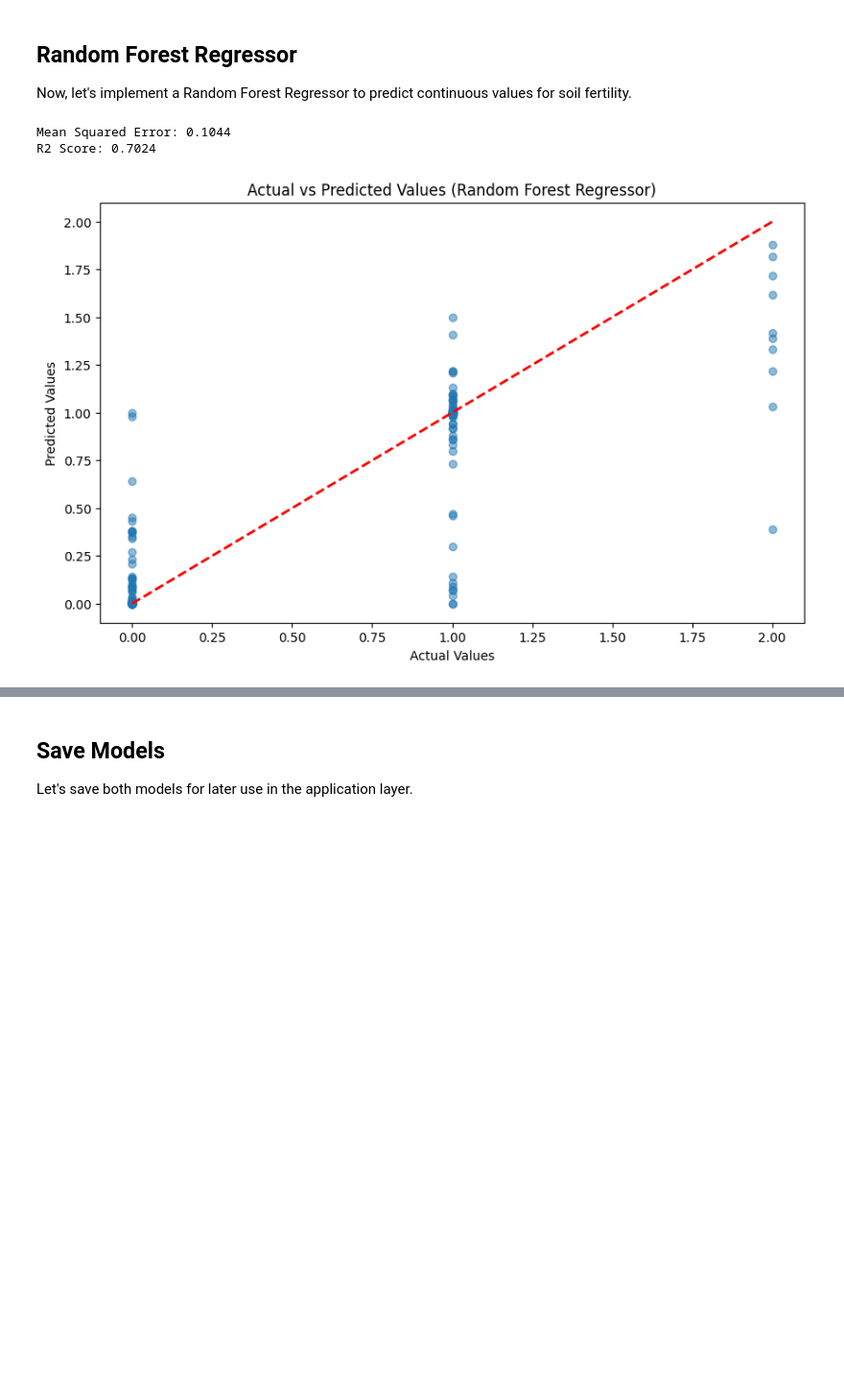
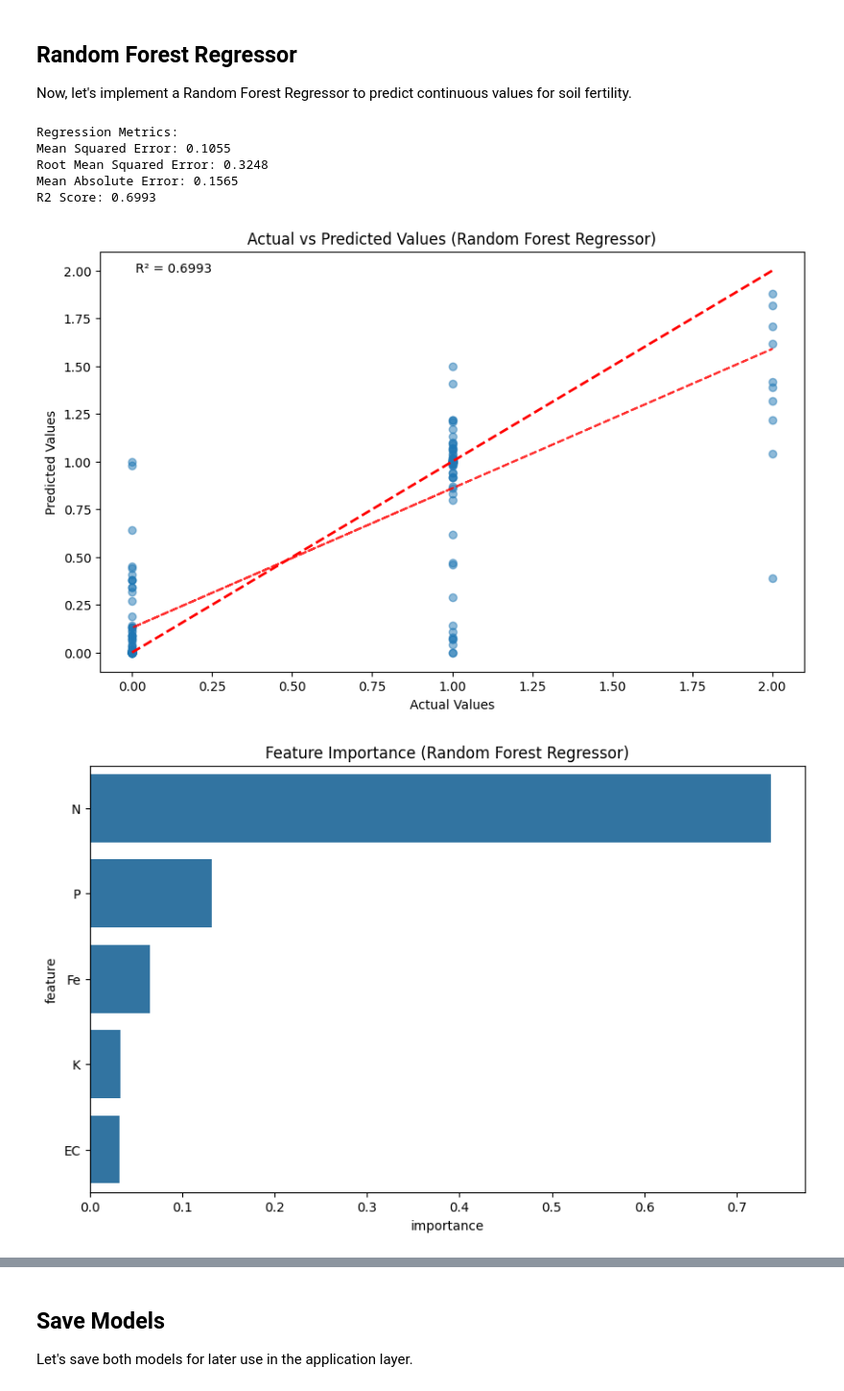
Before and after one commit to SoumyadipYT-OSS/SDP_Agri_Swastha, a Jupyter notebook: Models/soil_fertility_analysis_rnd_frst.ipynb, the cells around one changed output, grey strips where cells are left out. Shown at 96% size. Cells and saved outputs as stored; diff of their text form; code cells hidden in the pictures; blank space fills up the shorter version.

```diff
--- a/Models/soil_fertility_analysis_rnd_frst.ipynb
+++ b/Models/soil_fertility_analysis_rnd_frst.ipynb
@@ -72,0 +127,13 @@ X_train, X_test, y_train, y_test = train_test_split(X, y, test_size=0.2, random_
+# %%
+# Scale the features
+scaler = StandardScaler()
+X_scaled = scaler.fit_transform(X)
+X_train_scaled = scaler.transform(X_train)
+X_test_scaled = scaler.transform(X_test)
+
+# Initial cross-validation for classifier
+base_clf = RandomForestClassifier(n_estimators=100, random_state=42)
+cv_scores = cross_val_score(base_clf, X_scaled, y, cv=5)
+
+print("Cross-validation scores (Classifier):", cv_scores)
+print(f"Mean CV Score: {cv_scores.mean():.4f} (+/- {cv_scores.std() * 2:.4f})")
@@ -115,27 +259,70 @@ Now, let's implement a Random Forest Regressor to predict continuous values for
 # %%
 # Initialize and train the Random Forest Regressor
 rf_regressor = RandomForestRegressor(n_estimators=100, random_state=42)
-rf_regressor.fit(X_train, y_train)
+rf_regressor.fit(X_train_scaled, y_train)
 
 # Make predictions
-y_pred_reg = rf_regressor.predict(X_test)
+y_pred_reg = rf_regressor.predict(X_test_scaled)
 
 # Calculate regression metrics
 mse = mean_squared_error(y_test, y_pred_reg)
+rmse = np.sqrt(mse)
+mae = np.mean(np.abs(y_test - y_pred_reg))
 r2 = r2_score(y_test, y_pred_reg)
 
+print("Regression Metrics:")
 print(f"Mean Squared Error: {mse:.4f}")
+print(f"Root Mean Squared Error: {rmse:.4f}")
+print(f"Mean Absolute Error: {mae:.4f}")
 print(f"R2 Score: {r2:.4f}")
 
-# Plot actual vs predicted values
+# Plot actual vs predicted values with confidence intervals
 plt.figure(figsize=(10, 6))
+
+# Scatter plot of actual vs predicted
 plt.scatter(y_test, y_pred_reg, alpha=0.5)
+
+# Perfect prediction line
 plt.plot([y_test.min(), y_test.max()], [y_test.min(), y_test.max()], 'r--', lw=2)
+
+# Add confidence intervals
+z = np.polyfit(y_test, y_pred_reg, 1)
+p = np.poly1d(z)
+plt.plot(y_test, p(y_test), "r--", alpha=0.8)
+
 plt.xlabel('Actual Values')
 plt.ylabel('Predicted Values')
 plt.title('Actual vs Predicted Values (Random Forest Regressor)')
+
+# Add R² value to plot
+plt.text(0.05, 0.95, f'R² = {r2:.4f}', transform=plt.gca().transAxes)
 plt.show()
+
+# Plot feature importance for regressor
+feature_importance_reg = pd.DataFrame({
+    'feature': X.columns,
+    'importance': rf_regressor.feature_importances_
+}).sort_values('importance', ascending=False)
+
+plt.figure(figsize=(10, 6))
+sns.barplot(x='importance', y='feature', data=feature_importance_reg)
+plt.title('Feature Importance (Random Forest Regressor)')
+plt.show()
+
+# Plot residuals
+residuals = y_test - y_pred_reg
+plt.figure(figsize=(10, 6))
+plt.scatter(y_pred_reg, residuals)
+plt.axhline(y=0, color='r', linestyle='--')
+plt.xlabel('Predicted Values')
+plt.ylabel('Residuals')
+plt.title('Residual Plot')
+plt.show()
 # %% [output]
-Mean Squared Error: 0.1044
-R2 Score: 0.7024
+Regression Metrics:
+Mean Squared Error: 0.1055
+Root Mean Squared Error: 0.3248
+Mean Absolute Error: 0.1565
+R2 Score: 0.6993
-[figure, old version]
+[figure, new version]
+[figure, added]
```
Also changed, not shown: parts of 13 cells of this notebook.
